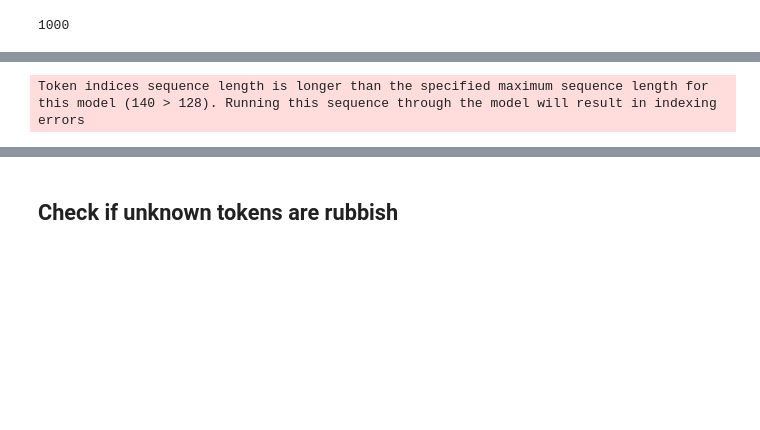
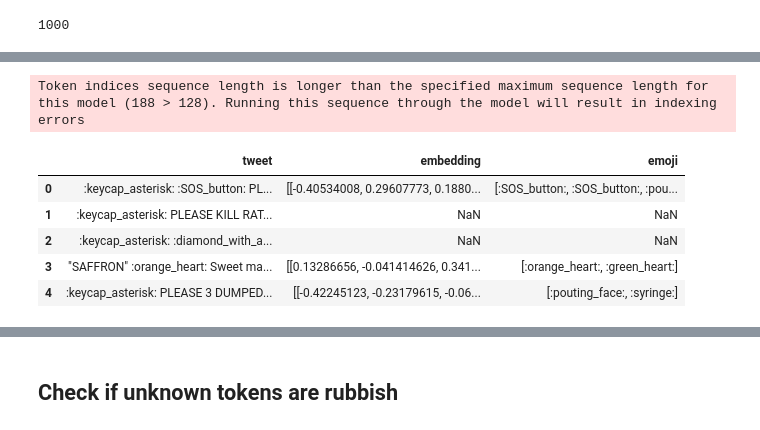
Before and after one commit to epfl-ada/emoji-ambiguity, a Jupyter notebook: notebooks/10_extract_contextual_embeddings.ipynb, the cells around one changed output, grey strips where cells are left out. Saved outputs shown, nothing was run; the diff lists cells and outputs as text; code cells hidden in the pictures; blank space fills up the shorter version.

```diff
--- a/notebooks/10_extract_contextual_embeddings.ipynb
+++ b/notebooks/10_extract_contextual_embeddings.ipynb
@@ -16,5 +18,5 @@ INFO: Pandarallel will use Memory file system to transfer data between the main
 # %%
-path = "/home/jczestochowska/workspace/dlab/emoji-ambiguity/data/interim/sampled_tweets.txt.gz"
+path = "/scratch/czestoch/sampled_tweets.txt.gz"
 tweets = pd.read_csv(path, header=0, lineterminator='\n', encoding='utf-8')['tweet']
 # %%
 len(tweets)
@@ -31,7 +33,7 @@ tweets.head()
 Name: tweet, dtype: object
 # %%
-tweets = tweets[:1000]
-len(tweets)
+# tweets = tweets[:1000]
+# len(tweets)
 # %% [output]
 1000
 # %%
@@ -55,7 +57,7 @@ def add_spaces_between_emojis(demojified_text):
 # %%
 tweets = tweets.parallel_apply(preprocess_tweets)
 # %%
-all_emojis = pd.read_csv(AMBIGUITY_PATH).emoji.unique()
+all_emojis = pd.read_csv(AMBIGUITY_CLUSTER).emoji.unique()
 
 tokenizer = AutoTokenizer.from_pretrained("vinai/bertweet-base")
 emojis_in_tokenizer = {}
@@ -96,8 +101,17 @@ Special tokens have been added in the vocabulary, make sure the associated word
 # %%
 out = tweets.progress_apply(get_emoji_embedding)
 # %% [output]
-Token indices sequence length is longer than the specified maximum sequence length for this model (140 > 128). Running this sequence through the model will result in indexing errors
+Token indices sequence length is longer than the specified maximum sequence length for this model (188 > 128). Running this sequence through the model will result in indexing errors
 # %%
 tweets = tweets.to_frame()
 # %%
 tweets[["embedding", "emoji"]] = pd.DataFrame(out.tolist())
+# %%
+tweets.head()
+# %% [output]
+|  | tweet | embedding | emoji |
+| 0 | :keycap_asterisk: :SOS_button: PL... | [[-0.40534008, 0.29607773, 0.1880... | [:SOS_button:, :SOS_button:, :pou... |
+| 1 | :keycap_asterisk: PLEASE KILL RAT... | NaN | NaN |
+| 2 | :keycap_asterisk: :diamond_with_a... | NaN | NaN |
+| 3 | "SAFFRON" :orange_heart: Sweet ma... | [[0.13286656, -0.041414626, 0.341... | [:orange_heart:, :green_heart:] |
+| 4 | :keycap_asterisk: PLEASE 3 DUMPED... | [[-0.42245123, -0.23179615, -0.06... | [:pouting_face:, :syringe:] |
```
Also changed, not shown: parts of 11 cells of this notebook, 3 other files.
